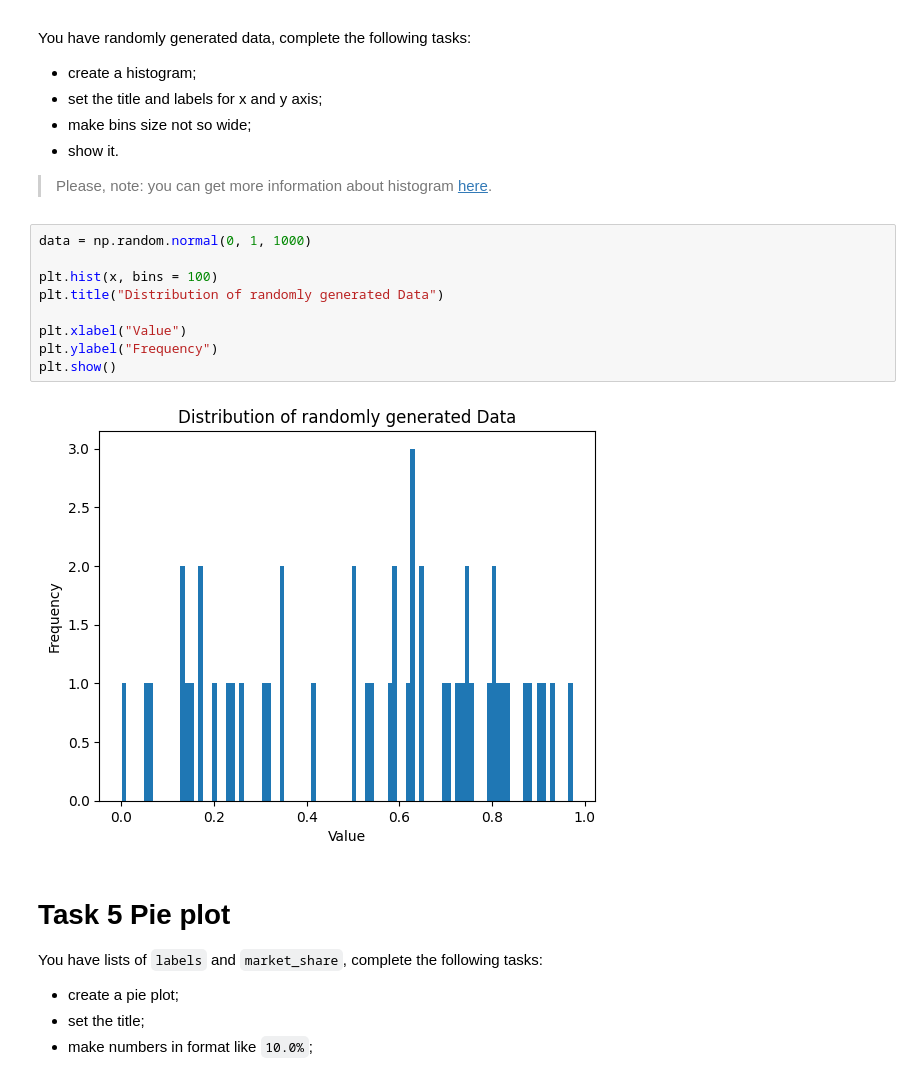
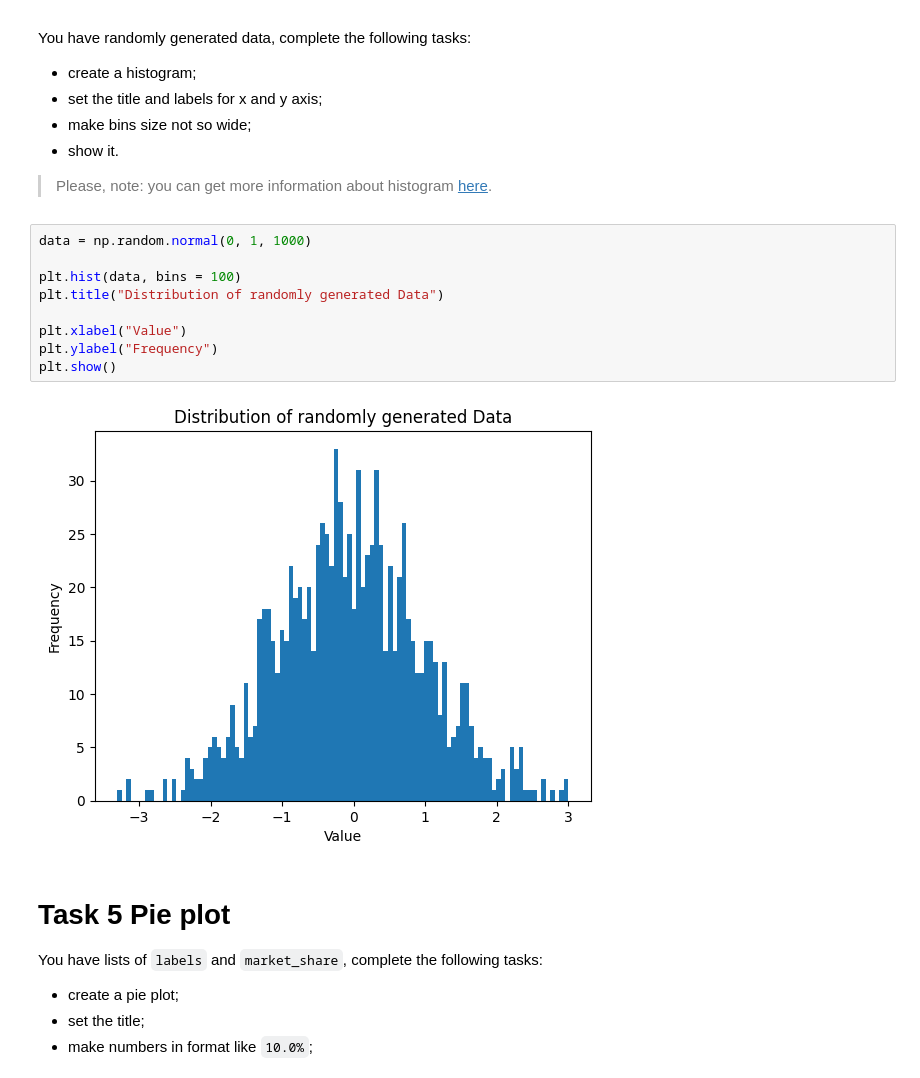
Before and after one commit to mate-academy/py-matplotlib, a Jupyter notebook: app/matplotlib.ipynb, the cells around one changed output. Cells and saved outputs as stored; diff of their text form.

```diff
--- a/app/matplotlib.ipynb
+++ b/app/matplotlib.ipynb
@@ -91,14 +91,14 @@ You have randomly generated data, complete the following tasks:
 # %%
 data = np.random.normal(0, 1, 1000)
 
-plt.hist(x, bins = 100)
+plt.hist(data, bins = 100)
 plt.title("Distribution of randomly generated Data")
 
 plt.xlabel("Value")
 plt.ylabel("Frequency")
 plt.show()
 # %% [output]
-[figure, old version]
+[figure, new version]
 # %% [markdown]
 # Task 5 Pie plot
 
```
Also changed, not shown: parts of 1 cell of this notebook.
